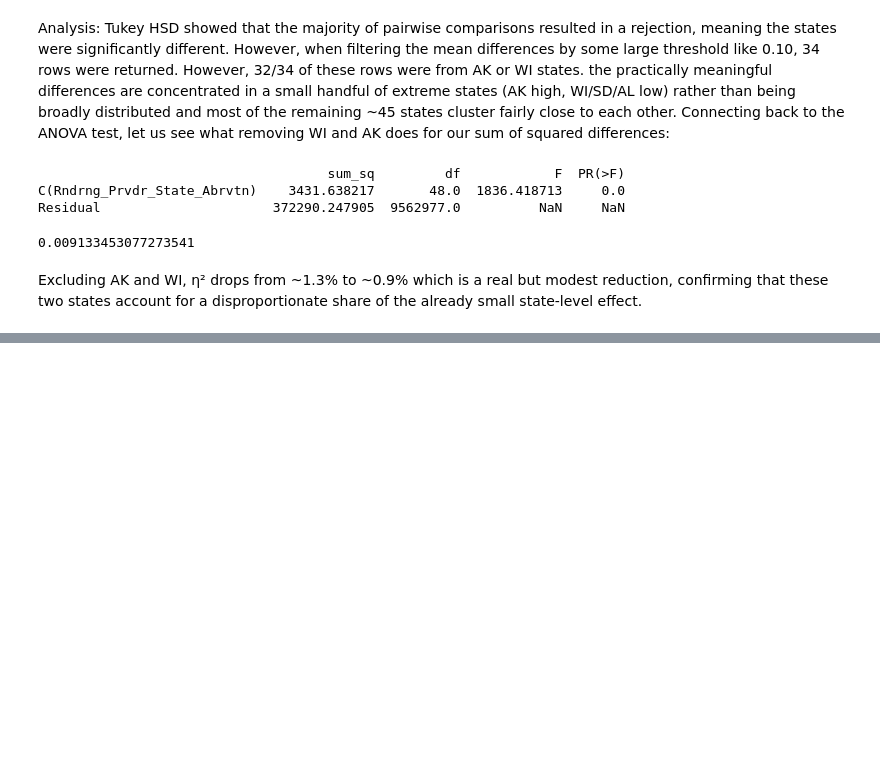
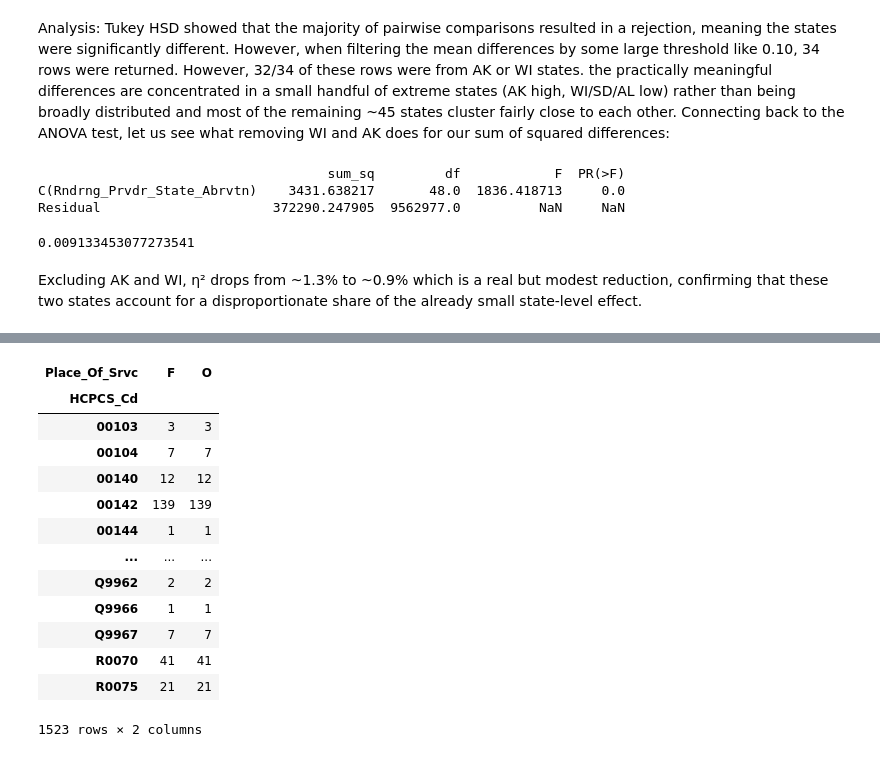
Before and after one commit to AdvayBhatt/healthcare-analytics, a Jupyter notebook: notebooks/01_eda.ipynb, the cells around one changed output, grey strips where cells are left out. Saved outputs shown, nothing was run; the diff lists cells and outputs as text; code cells hidden in the pictures; blank space fills up the shorter version.

```diff
--- a/notebooks/01_eda.ipynb
+++ b/notebooks/01_eda.ipynb
@@ -511,0 +935,17 @@ fig
+# %%
+pivoted_paired.groupby('HCPCS_Cd').count()
+# %% [output]
+| Place_Of_Srvc | F | O |
+| HCPCS_Cd |  |  |
+| 00103 | 3 | 3 |
+| 00104 | 7 | 7 |
+| 00140 | 12 | 12 |
+| 00142 | 139 | 139 |
+| 00144 | 1 | 1 |
+| ... | ... | ... |
+| Q9962 | 2 | 2 |
+| Q9966 | 1 | 1 |
+| Q9967 | 7 | 7 |
+| R0070 | 41 | 41 |
+| R0075 | 21 | 21 |
+1523 rows × 2 columns
```
Also changed, not shown: parts of 43 cells of this notebook.
